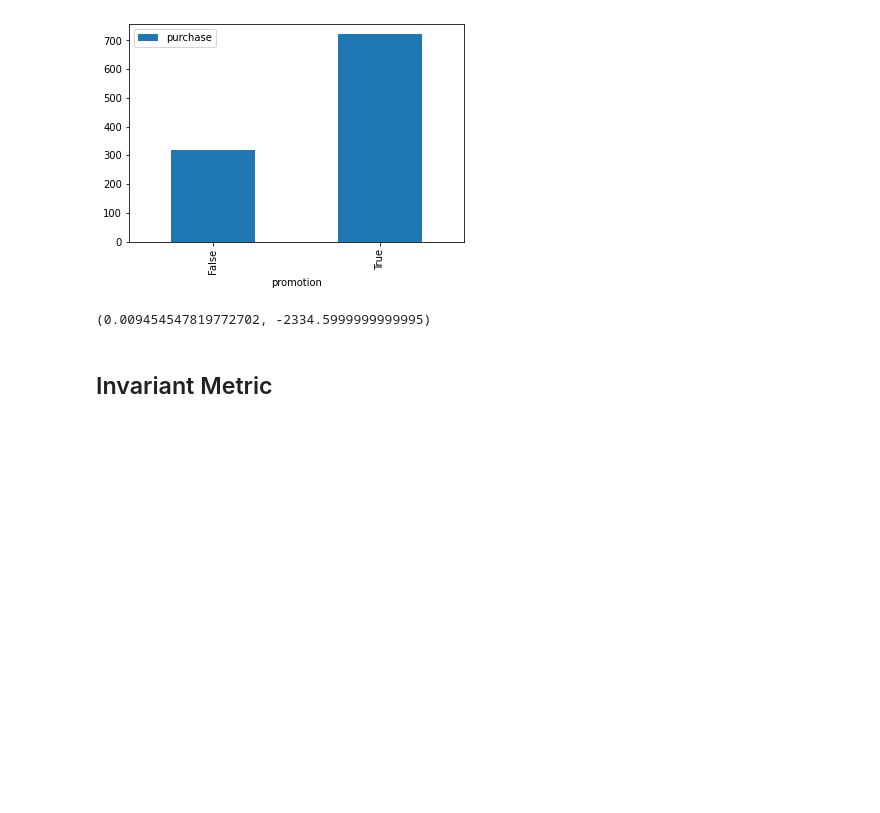
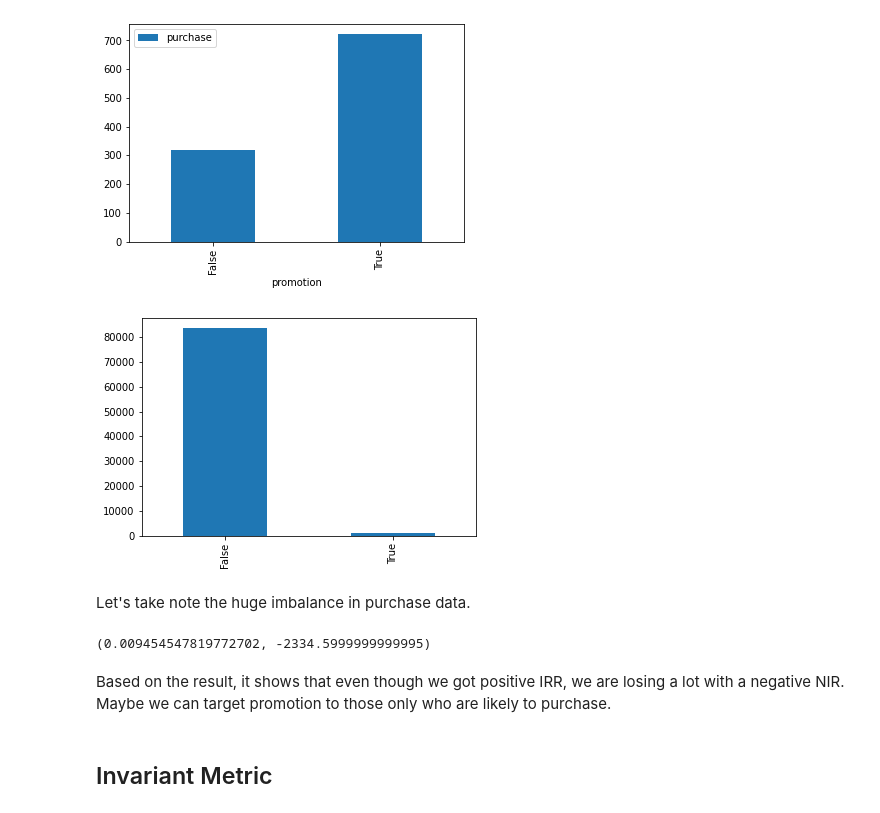
Before and after one commit to netxph/sb-analysis, a Jupyter notebook: notebooks/02 Starbucks Analysis.ipynb, the cells around one changed output. Cells and saved outputs as stored; diff of their text form; code cells hidden in the pictures; blank space fills up the shorter version.

```diff
--- a/notebooks/02 Starbucks Analysis.ipynb
+++ b/notebooks/02 Starbucks Analysis.ipynb
@@ -154,9 +167,17 @@ sns.heatmap(train_data[["purchase", "v1", "v2", "v3"]].corr(), annot=True)
 train_data[["promotion", "purchase"]].groupby(["promotion"]).sum().plot.bar();
 # %% [output]
 [figure]
+# %%
+train_data.purchase.value_counts().plot.bar();
+# %% [output]
+[figure, added]
+# %% [markdown]
+Let's take note the huge imbalance in purchase data.
 # %%
 irr(train_data), nir(train_data)
 # %% [output]
 (0.009454547819772702, -2334.5999999999995)
+# %% [markdown]
+Based on the result, it shows that even though we got positive IRR, we are losing a lot with a negative NIR. Maybe we can target promotion to those only who are likely to purchase.
 # %% [markdown]
 ## Invariant Metric
```
Also changed, not shown: parts of 18 cells of this notebook, 1 other file.
